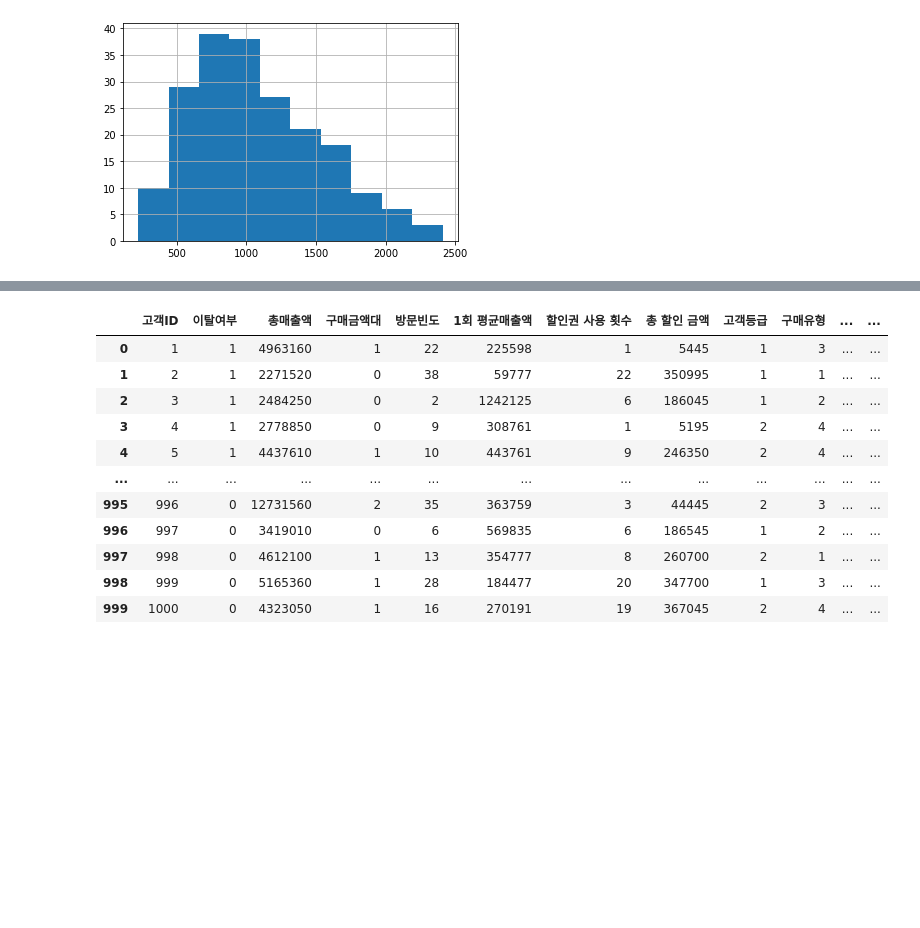
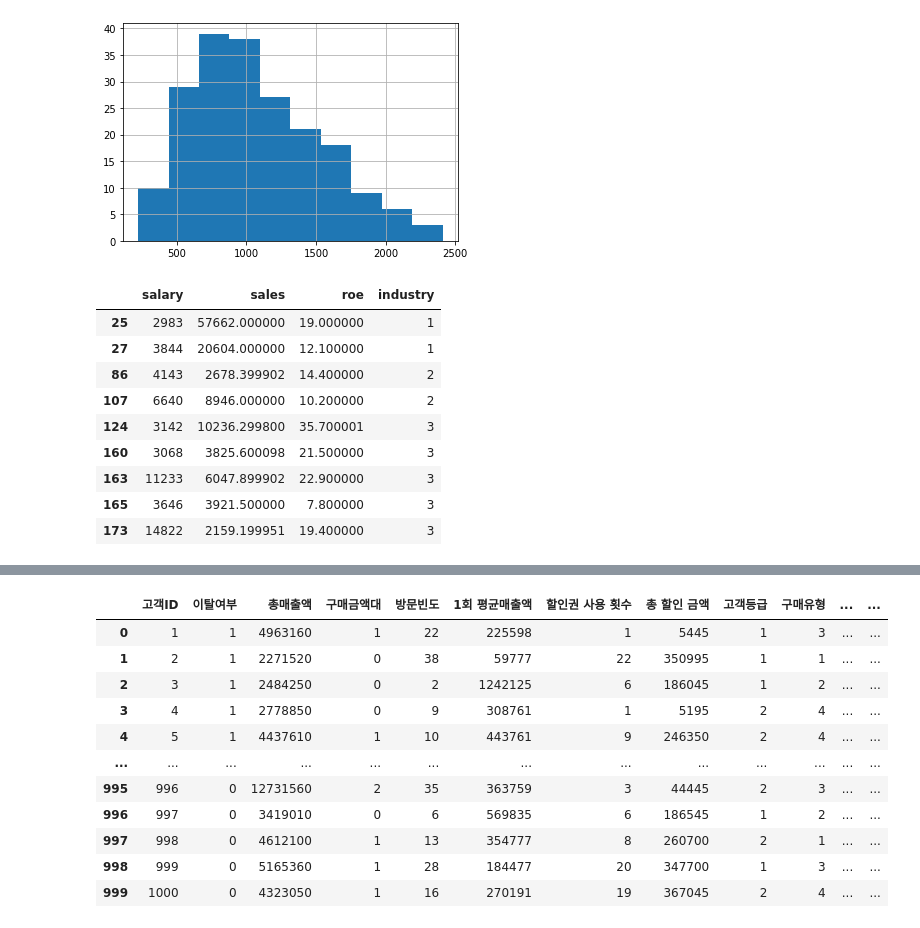
Before and after one commit to kyungmo90/Ubion-Python, a Jupyter notebook: 20230103빅데이터_마케팅.ipynb, the cells around one changed output, grey strips where cells are left out. Saved outputs shown, nothing was run; the diff lists cells and outputs as text; code cells hidden in the pictures; blank space fills up the shorter version.

```diff
--- a/20230103빅데이터_마케팅.ipynb
+++ b/20230103빅데이터_마케팅.ipynb
@@ -62,3 +70,17 @@ data_IQR["salary"].hist()
 # %% [output]
 <matplotlib.axes._subplots.AxesSubplot at 0x...>
 [figure]
+# %%
+data_outlier=df_salary[(df_salary["salary"]>q3+IQR*1.5)] # q3 +IQR*1.5: 최댓값
+data_outlier
+# %% [output]
+|  | salary | sales | roe | industry |
+| 25 | 2983 | 57662.000000 | 19.000000 | 1 |
+| 27 | 3844 | 20604.000000 | 12.100000 | 1 |
+| 86 | 4143 | 2678.399902 | 14.400000 | 2 |
+| 107 | 6640 | 8946.000000 | 10.200000 | 2 |
+| 124 | 3142 | 10236.299800 | 35.700001 | 3 |
+| 160 | 3068 | 3825.600098 | 21.500000 | 3 |
+| 163 | 11233 | 6047.899902 | 22.900000 | 3 |
+| 165 | 3646 | 3921.500000 | 7.800000 | 3 |
+| 173 | 14822 | 2159.199951 | 19.400000 | 3 |
```
Also changed, not shown: parts of 32 cells of this notebook.
